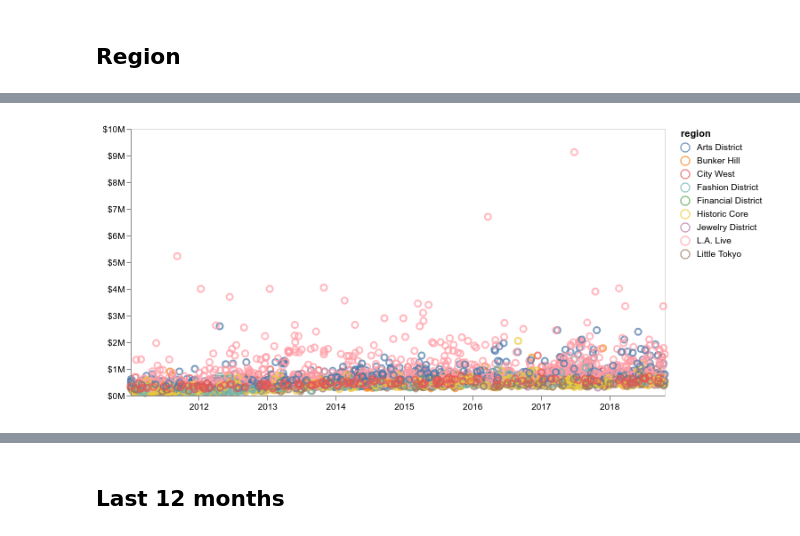
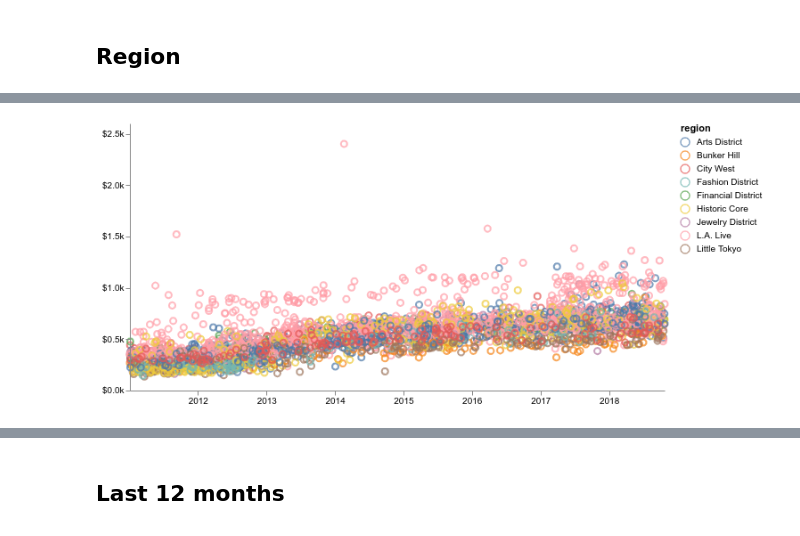
Before and after one commit to palewire/promenade-west-sales-report, a Jupyter notebook: analyze.ipynb, the cells around one changed output, grey strips where cells are left out. Saved outputs shown, nothing was run; the diff lists cells and outputs as text; code cells hidden in the pictures.

```diff
--- a/analyze.ipynb
+++ b/analyze.ipynb
@@ -7,3 +8,5 @@ from datetime import datetime, timedelta
 alt.data_transformers.enable('json')
 # %% [output]
 DataTransformerRegistry.enable('json')
+# %%
+SAVE_CHARTS = False
@@ -486,21 +412,22 @@ json.dump(year_over_year_comparison(df), open("./_data/dtla.json", "w"), indent=
 # %%
 chart = alt.Chart(df).mark_point(size=50).encode(
     x=alt.X(
         "date:T",
         axis=alt.Axis(title="", format="%Y", tickCount=7, grid=False),
     ),
     y=alt.Y(
-        "price:Q",
+        "price_per_square_foot:Q",
         axis=alt.Axis(title="", format="$s", grid=False),
     ),
     color="region",
     tooltip=["region", "building_name", "unit", "price", "square_feet", "price_per_square_foot"]
-).properties(width=600)
+).properties(width=600).configure_view(
+    strokeOpacity=0
+)
 
-# chart.configure_view(
-#     strokeOpacity=0
-# ).save('assets/price-by-date.svg')
+if SAVE_CHARTS:
+    chart.save('assets/price-by-date.svg')
 
 chart
 # %% [output]
-[figure, old version]
+[figure, new version]
```
Also changed, not shown: parts of 58 cells of this notebook, 1 other file.
